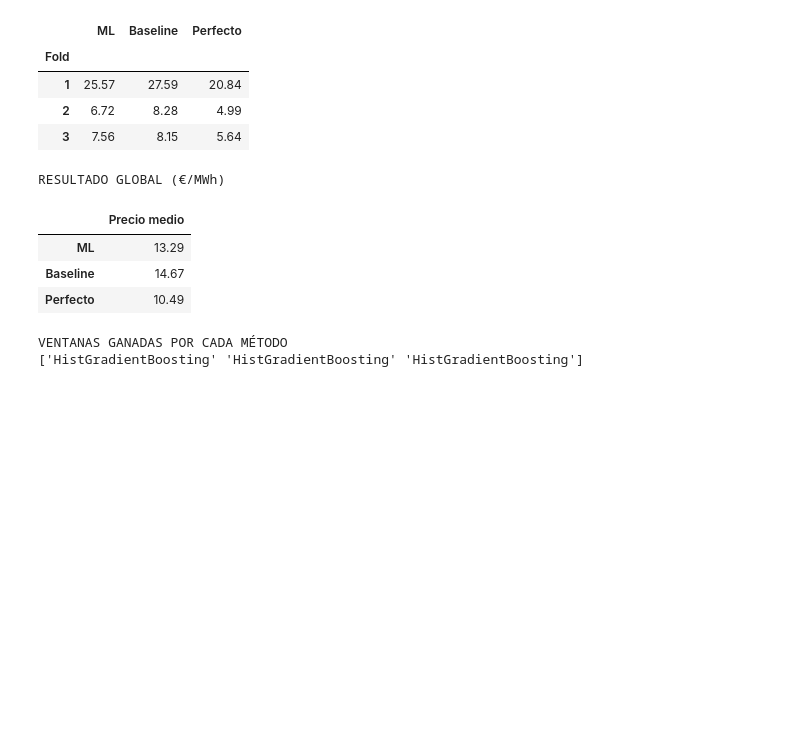
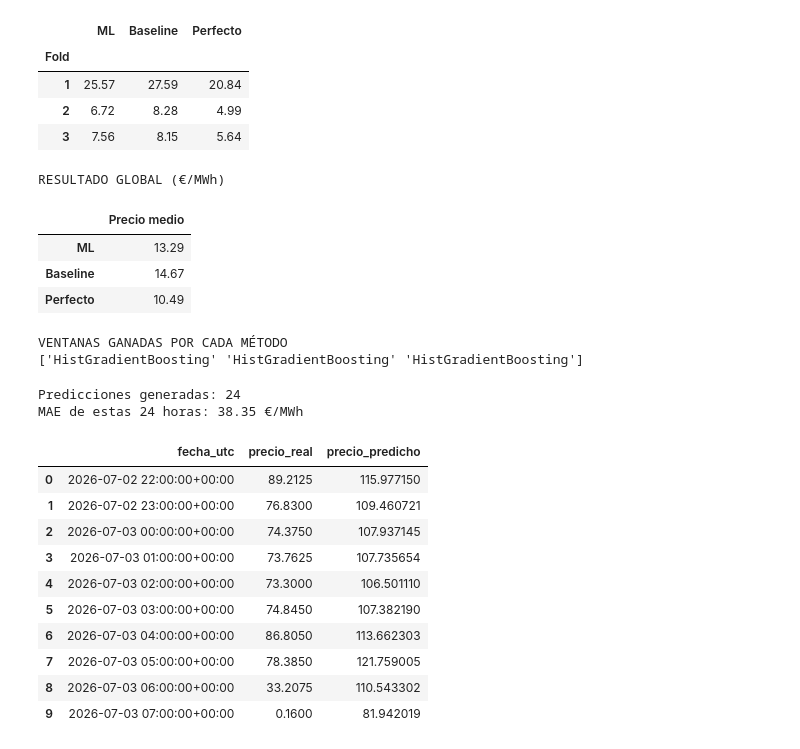
Before and after one commit to contactodiegovega/FlotIQ, a Jupyter notebook: notebooks/03_modelos_prediccion.ipynb, the cells around one changed output. Cells and saved outputs as stored; diff of their text form; code cells hidden in the pictures; blank space fills up the shorter version.

```diff
--- a/notebooks/03_modelos_prediccion.ipynb
+++ b/notebooks/03_modelos_prediccion.ipynb
@@ -1525,3 +1573,59 @@ RESULTADO GLOBAL (€/MWh)
 | Perfecto | 10.49 |
 VENTANAS GANADAS POR CADA MÉTODO
 ['HistGradientBoosting' 'HistGradientBoosting' 'HistGradientBoosting']
+# %%
+# FLOTIQ | PRIMERA PRUEBA DE PREDICCION
+
+import joblib
+import pandas as pd
+from pathlib import Path
+from sklearn.metrics import mean_absolute_error
+
+raiz = Path.cwd()
+
+if raiz.name == "notebooks":
+    raiz = raiz.parent
+
+modelo = joblib.load(
+    raiz / "models" / "modelo_precio_hgb.joblib"
+)
+
+variables = list(modelo.feature_names_in_)
+
+# Utilizamos el conjunto de test reservado
+X_prueba = test[variables].head(24).copy()
+y_real = test["price_eur_mwh"].head(24).copy()
+
+predicciones = modelo.predict(X_prueba)
+
+resultados = pd.DataFrame({
+    "fecha_utc": test["datetime_utc"].head(24).to_numpy(),
+    "precio_real": y_real.to_numpy(),
+    "precio_predicho": predicciones,
+})
+
+print("Predicciones generadas:", len(resultados))
+print(
+    "MAE de estas 24 horas:",
+    round(mean_absolute_error(
+        resultados["precio_real"],
+        resultados["precio_predicho"]
+    ), 2),
+    "€/MWh"
+)
+
+display(resultados.head(10))
+# %% [output]
+Predicciones generadas: 24
+MAE de estas 24 horas: 38.35 €/MWh
+|  | fecha_utc | precio_real | precio_predicho |
+| 0 | 2026-07-02 22:00:00+00:00 | 89.2125 | 115.977150 |
+| 1 | 2026-07-02 23:00:00+00:00 | 76.8300 | 109.460721 |
+| 2 | 2026-07-03 00:00:00+00:00 | 74.3750 | 107.937145 |
+| 3 | 2026-07-03 01:00:00+00:00 | 73.7625 | 107.735654 |
+| 4 | 2026-07-03 02:00:00+00:00 | 73.3000 | 106.501110 |
+| 5 | 2026-07-03 03:00:00+00:00 | 74.8450 | 107.382190 |
+| 6 | 2026-07-03 04:00:00+00:00 | 86.8050 | 113.662303 |
+| 7 | 2026-07-03 05:00:00+00:00 | 78.3850 | 121.759005 |
+| 8 | 2026-07-03 06:00:00+00:00 | 33.2075 | 110.543302 |
+| 9 | 2026-07-03 07:00:00+00:00 | 0.1600 | 81.942019 |
```
Also changed, not shown: parts of 4 cells of this notebook, 28 other files.
